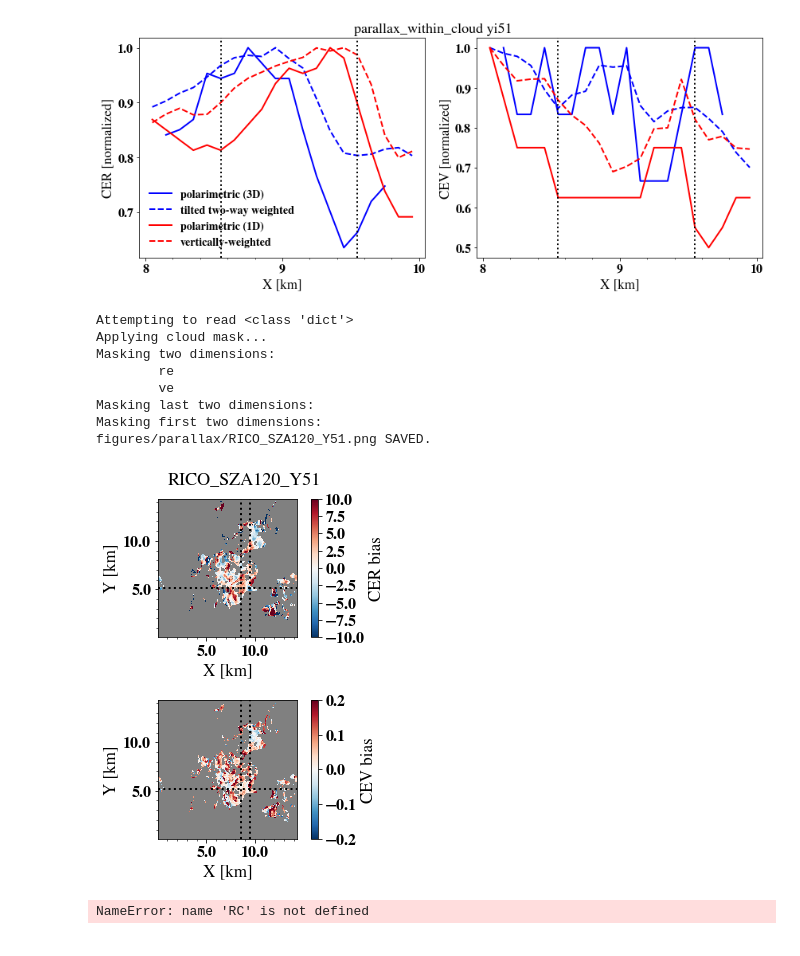
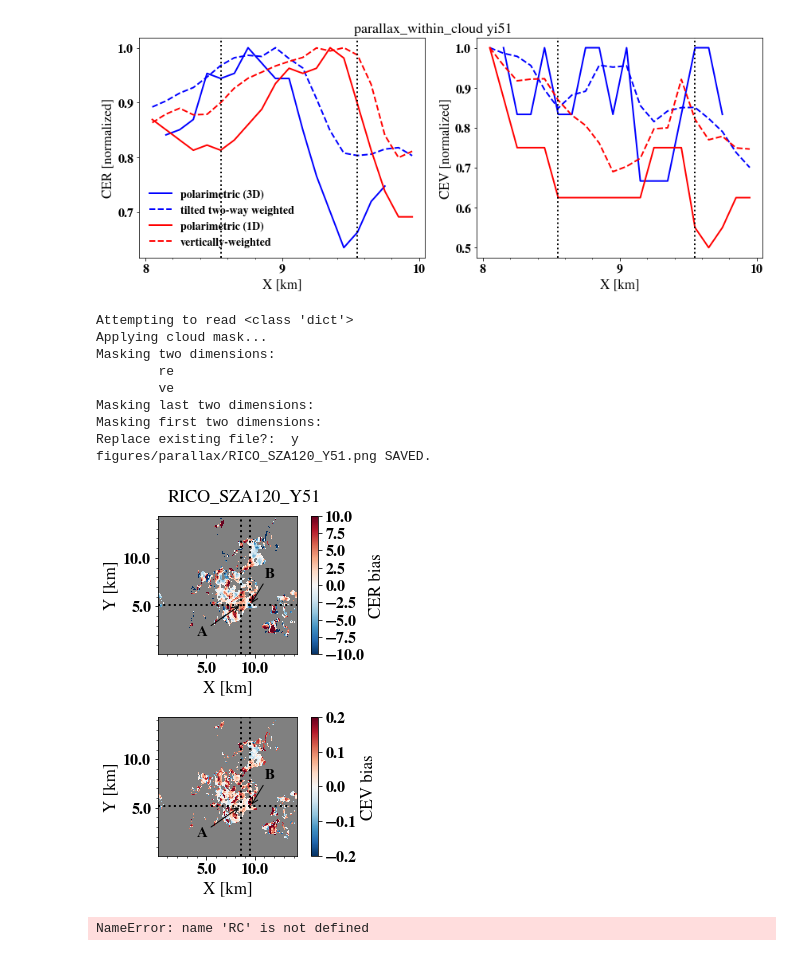
Before and after one commit to cpnHere/ACRS, a Jupyter notebook: Retrievals/Pol_retrievals/analysis_pol_ret.ipynb, the cells around one changed output. Saved outputs shown, nothing was run; the diff lists cells and outputs as text; code cells hidden in the pictures.

```diff
--- a/Retrievals/Pol_retrievals/analysis_pol_ret.ipynb
+++ b/Retrievals/Pol_retrievals/analysis_pol_ret.ipynb
@@ -564,37 +576,44 @@ figures/parallax/parallax_within_cloud_yi51.png SAVED.
 from analysis_lib import get_cldM
 from cpnLES_MSCARTlib import add_cloud_mask
 fig4,ax4=plt.subplots(nrows=2,figsize=(4,6),subplot_kw={'aspect':'equal'})
+yi=51
 fig4_ttl = les.S.name+'_Y%d'%yi
 cloud_mask = get_cldM('maCEVfil',les)
 reve= {'re':re_bias,'ve':ve_bias}
 add_cloud_mask(reve,cloud_mask,dictionary=True)
 cmap=plt.cm.RdBu_r
 cmap.set_bad(color='gray',alpha=1.0)
 ctf1=ax4[0].pcolormesh(les.x/1e3,les.y/1e3,reve['re'],vmin=-10,vmax=10,cmap=cmap)
 ctf2=ax4[1].pcolormesh(les.x/1e3,les.y/1e3,reve['ve'],vmin=-0.2,vmax=0.2,cmap=cmap)
 cpn.add_cb(fig4,ctf1,ax4[0],ticks=np.arange(-10,10.1,2.5),orientation='vertical',label='CER bias')
 cpn.add_cb(fig4,ctf2,ax4[1],ticks=np.arange(-0.2,0.21,0.1),orientation='vertical',label='CEV bias')
 [cpn.multiple_ticks(ax.xaxis,5,1) for ax in ax4.reshape(-1)]
 [cpn.multiple_ticks(ax.yaxis,5,1) for ax in ax4.reshape(-1)]
 [ax.set_xlabel('X [km]') for ax in [ax4[0],ax4[1]]]
 [ax.set_ylabel('Y [km]') for ax in [ax4[0],ax4[1]]]
 [ax.axvline(les.x[85]/1e3,ls=':',color='k') for ax in [ax4[0],ax4[1]]]
 [ax.axvline(les.x[95]/1e3,ls=':',color='k') for ax in [ax4[0],ax4[1]]]
 [ax.axhline(les.y[yi]/1e3,ls=':',color='k') for ax in [ax4[0],ax4[1]]]
+for ax in ax4.reshape(-1):
+    ax.annotate('A',xy=(les.x[85]/1e3,les.y[51]/1e3),xytext=(4,2),size=15,color='k',arrowprops=dict(arrowstyle='->'))
+    ax.annotate('B',xy=(les.x[95]/1e3,les.y[51]/1e3),xytext=(11,8),size=15,color='k',arrowprops=dict(arrowstyle='->'))
 fig4.suptitle(fig4_ttl)
 fig4.tight_layout(rect=[0,0,1,0.97])
+
+
 #cpn.sub_labels(ax4)
 cpn.savefig(fig4,fig4_ttl,'figures/parallax/')
 # %% [output]
 Attempting to read <class 'dict'>
 Applying cloud mask...
 Masking two dimensions:
         re
         ve
 Masking last two dimensions:
 Masking first two dimensions:
+Replace existing file?:  y
 figures/parallax/RICO_SZA120_Y51.png SAVED.
-[figure, old version]
+[figure, new version]
 # %%
 RC.VW.re_tau.shape
 # %% [output]
```
Also changed, not shown: parts of 4 cells of this notebook.
